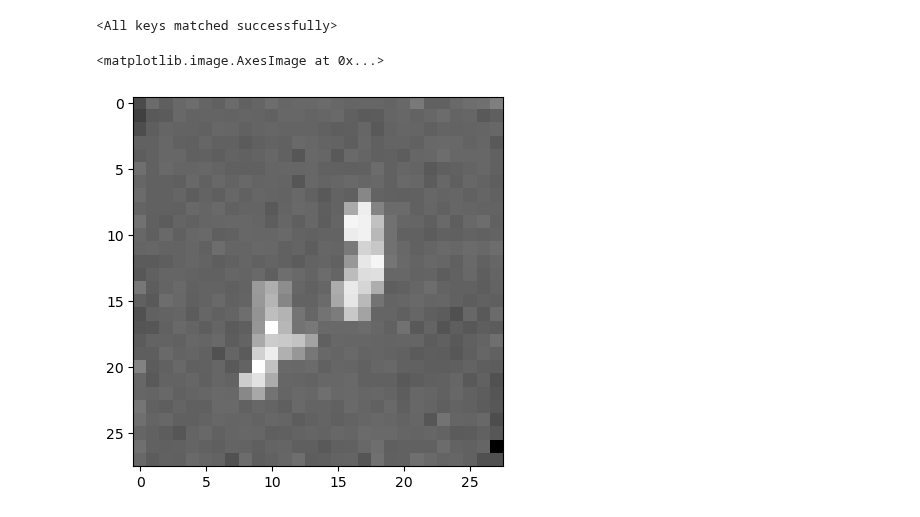
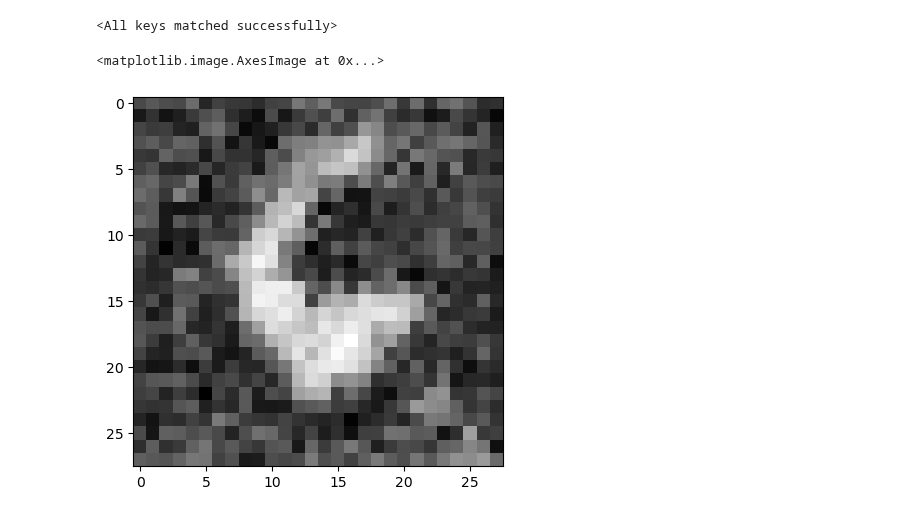
Before and after one commit to markus1573/Deep-learning-projekt, a Jupyter notebook: Training.ipynb, the cells around one changed output. Saved outputs shown, nothing was run; the diff lists cells and outputs as text; code cells hidden in the pictures.

```diff
--- a/Training.ipynb
+++ b/Training.ipynb
@@ -187,7 +187,7 @@ epochs = 20
 model = UNET()
 model.to(device)
 model.train()
-optimizer = torch.optim.Adam(model.parameters(), lr=5e-4)
+optimizer = torch.optim.Adam(model.parameters(), lr=1e-3)
 criterion = torch.nn.MSELoss()
 running_loss = 0
 # %%
@@ -195,11 +195,11 @@ for epoch in range(epochs):
     for e, data in enumerate(train_loader):
         x0, _ = data
         x0 = x0.to(device)
-        t = torch.randint(1, T+1, (batch_size,)).to(device)
+        t = torch.randint(0, T, (batch_size,)).to(device)
         eps = torch.randn(batch_size, 1, 28, 28).to(device)
         # print(eps.shape)
         # print(x0.shape)
-        xt = torch.sqrt(alpha_bar[t-1]) * x0 + torch.sqrt(1 - alpha_bar[t-1]) * eps
+        xt = torch.sqrt(alpha_bar[t]) * x0 + torch.sqrt(1 - alpha_bar[t]) * eps
         loss = criterion(eps, model(xt, t.view(batch_size, 1, 1, 1).expand(batch_size, 1, 28, 28)))
         optimizer.zero_grad()
         loss.backward()
@@ -234,26 +221,26 @@ KeyboardInterrupt:
 # %% [markdown]
 # Sampling
 # %%
-model.load_state_dict(torch.load("DDPM_10.pth",map_location=device))
+model.load_state_dict(torch.load("DDPM_20.pth",map_location=device))
 # %% [output]
 <All keys matched successfully>
 # %%
 with torch.inference_mode():
     model.eval()
     batch_size_sample = 1
     xt = torch.randn(batch_size_sample, 1, 28, 28).to(device)
 
-    for t in torch.arange(T, 0, -1):
+    for t in torch.arange(T-1, -1, -1):
         # print(t)
         t = t.to(device)
         z = torch.randn(batch_size_sample, 1, 28, 28).to(device) if t > 1 else torch.zeros(batch_size_sample, 1, 28, 28).to(device)
-        xt_new = 1 / torch.sqrt(alpha[t - 1]) * (xt - (1 - alpha[t - 1])/(torch.sqrt(1 - alpha_bar[t - 1])) *
-                                                    model(xt, t.view(batch_size_sample, 1, 1, 1).expand(batch_size_sample, 1, 28, 28))) + torch.sqrt(beta[t-1]) * z
+        xt_new = 1 / torch.sqrt(alpha[t]) * (xt - (1 - alpha[t])/(torch.sqrt(1 - alpha_bar[t])) *
+                                                    model(xt, t.view(batch_size_sample, 1, 1, 1).expand(batch_size_sample, 1, 28, 28))) + torch.sqrt(beta[t]) * z
         xt = xt_new
 plt.imshow(xt[0][0].cpu().detach().numpy(), cmap="grey")
 # %% [output]
 <matplotlib.image.AxesImage at 0x...>
-[figure, old version]
+[figure, new version]
 # %%
 # sample from all the timesteps
 fig, axs = plt.subplots(1, 5, tight_layout=True, figsize=(40, 20))
```
Also changed, not shown: parts of 1 cell of this notebook, 1 other file.
